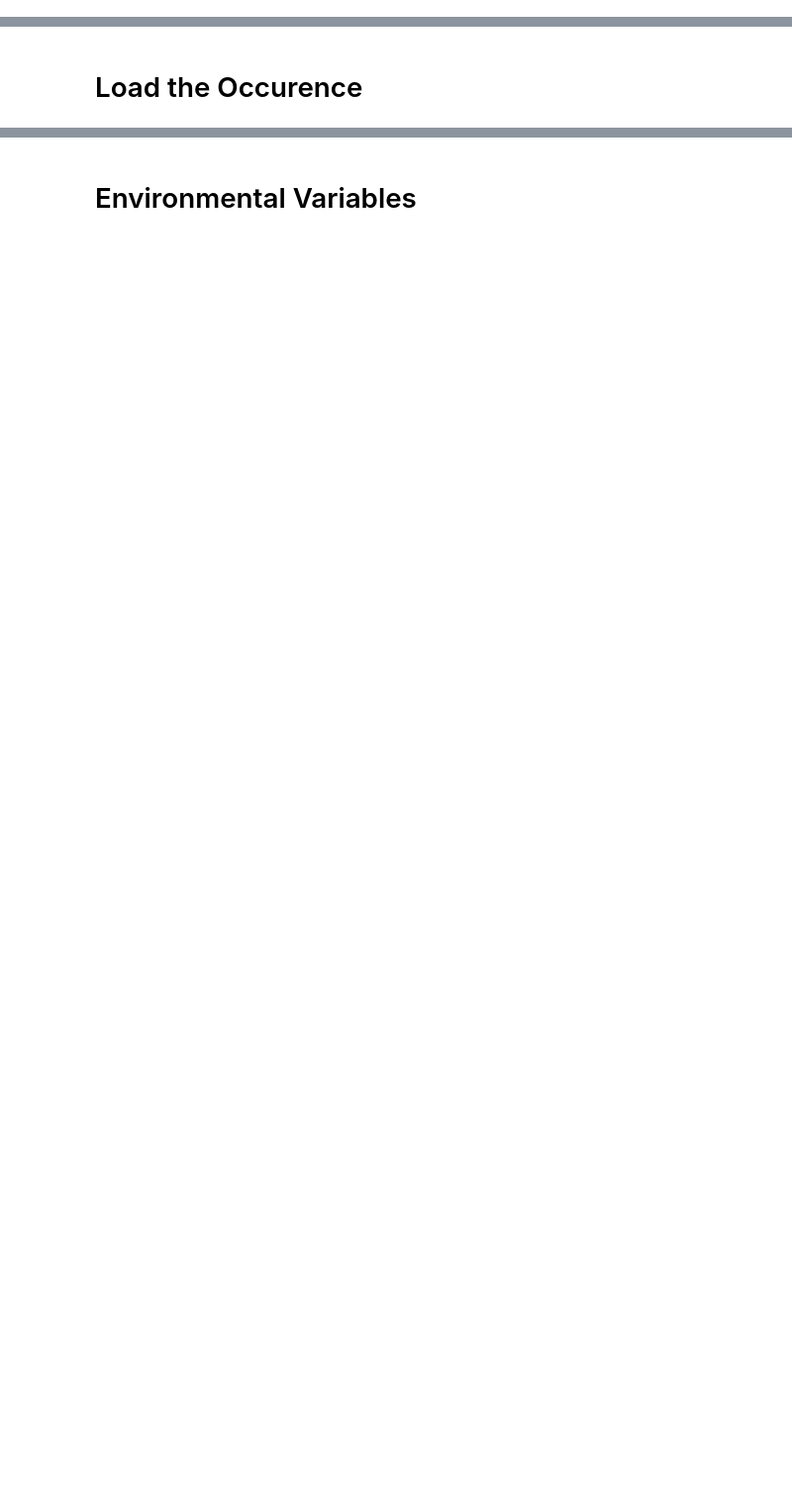
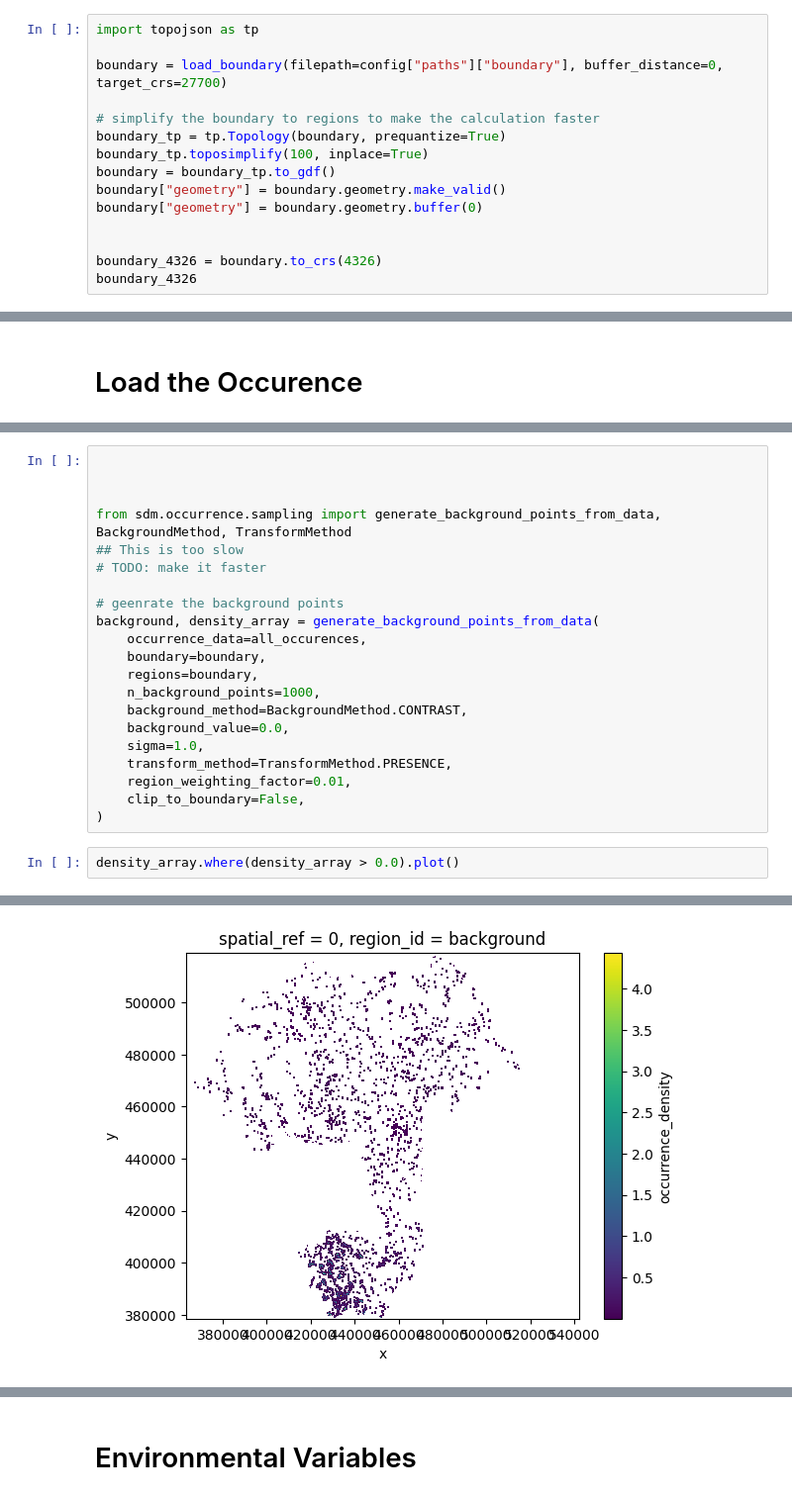
Before and after one commit to MatthewJWhittle/shefflied-bats, a Jupyter notebook: notebooks/modelling-one-sp.ipynb, the cells around one changed output, grey strips where cells are left out. Shown at 99% size. Cells and saved outputs as stored; diff of their text form; blank space fills up the shorter version.

```diff
--- a/notebooks/modelling-one-sp.ipynb
+++ b/notebooks/modelling-one-sp.ipynb
@@ -26,0 +48,15 @@ from sdm.features import load_evs, interpolate_nas, calculate_multiscale_variabl
+# %%
+import topojson as tp
+
+boundary = load_boundary(filepath=config["paths"]["boundary"], buffer_distance=0, target_crs=27700)
+
+# simplify the boundary to regions to make the calculation faster
+boundary_tp = tp.Topology(boundary, prequantize=True)
+boundary_tp.toposimplify(100, inplace=True)
+boundary = boundary_tp.to_gdf()
+boundary["geometry"] = boundary.geometry.make_valid()
+boundary["geometry"] = boundary.geometry.buffer(0)
+
+
+boundary_4326 = boundary.to_crs(4326)
+boundary_4326
@@ -50,0 +126,24 @@ bats.head()
+# %%
+
+
+
+from sdm.occurrence.sampling import generate_background_points_from_data, BackgroundMethod, TransformMethod
+## This is too slow
+# TODO: make it faster
+
+# geenrate the background points
+background, density_array = generate_background_points_from_data(
+    occurrence_data=all_occurences,
+    boundary=boundary,
+    regions=boundary,
+    n_background_points=1000,
+    background_method=BackgroundMethod.CONTRAST,
+    background_value=0.0,
+    sigma=1.0,
+    transform_method=TransformMethod.PRESENCE,
+    region_weighting_factor=0.01,
+    clip_to_boundary=False,
+)
+# %%
+density_array.where(density_array > 0.0).plot()
+# %% [output]
@@ -50,0 +151 @@ bats.head()
+[figure, added]
```
Also changed, not shown: parts of 35 cells of this notebook, 22 other files.
